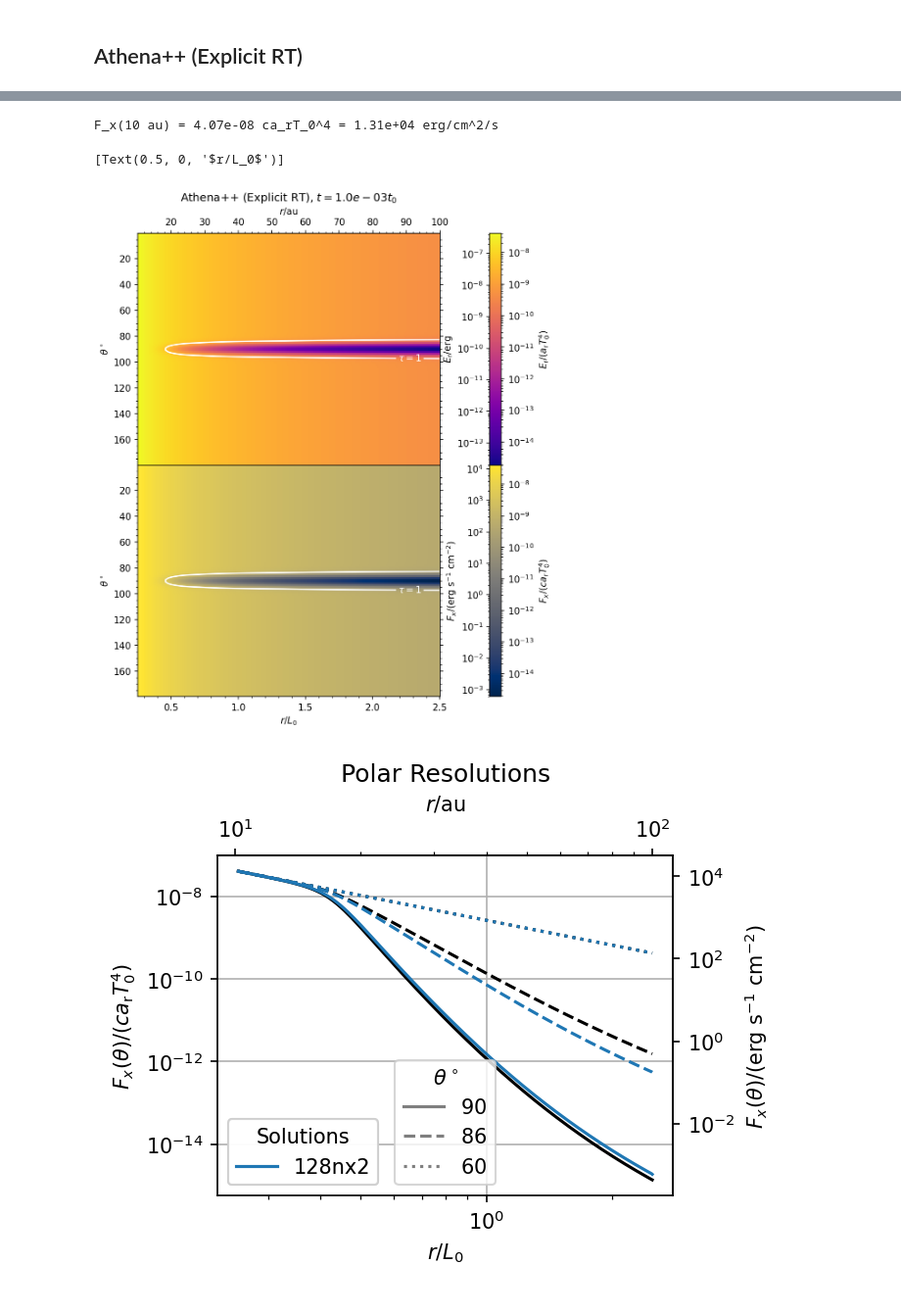
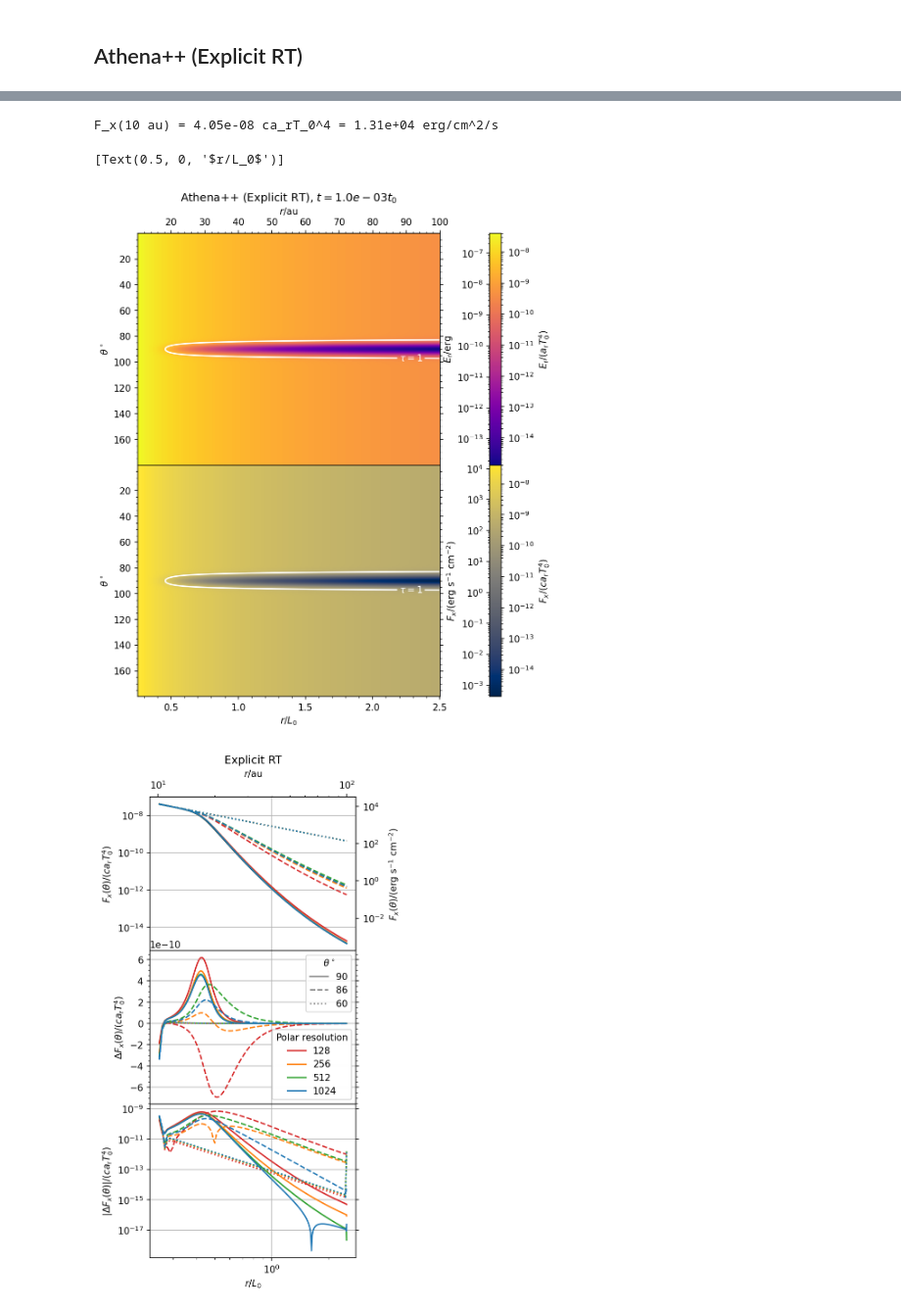
Before and after one commit to sabaronett/rad-hydro, a Jupyter notebook: athena/dev/yanfeij/const_opac_raytrace/explicit-Fsun/ExplicitRT.ipynb, the cells around one changed output, grey strips where cells are left out. Shown at 98% size. Drawn from its saved outputs; the diff is of its cells as text; code cells hidden in the pictures.

```diff
--- a/athena/dev/yanfeij/const_opac_raytrace/explicit-Fsun/ExplicitRT.ipynb
+++ b/athena/dev/yanfeij/const_opac_raytrace/explicit-Fsun/ExplicitRT.ipynb
@@ -330,9 +330,9 @@ import matplotlib.pyplot as plt
 def fmt(x):
   return rf'$\tau={x:.0f}$'
 
-# dtau = rho_field_theo*kappa_a*np.diff(x1f)
-dtau = rho_field_theo*kappa_a*((x1f[1:]**3 - x1f[:-1]**3)/3)\
-       /(((x1f[1:]**2 + x1f[:-1]**2)/2))
+dtau = rho_field_theo*kappa_a*np.diff(x1f)
+# dtau = rho_field_theo*kappa_a*((x1f[1:]**3 - x1f[:-1]**3)/3)\
+#        /(((x1f[1:]**2 + x1f[:-1]**2)/2))
 tau_field_theo = np.cumsum(dtau, axis=1)
 Fx_field_theo = np.power(T, 4)*np.power(R/x1v, 2)/4*(np.exp(-tau_field_theo))
 
@@ -443,7 +443,7 @@ problem_id = 'const_opac_raytrace'
 fig, axs = plt.subplots(nrows=2, sharex=True, figsize=(8, 9), dpi=150)
 
 # Read and plot
-path = f'128nx2'
+path = f'1024nx2'
 athinput = athena_read.athinput(f'{path}/athinput.{problem_id}')
 athdf = athena_read.athdf(f'{path}/athdf/{problem_id}.out1.00001.athdf')
 t = athdf['Time']
@@ -491,70 +491,77 @@ axs[0].set(title=rf'Athena++ (Explicit RT), $t={t:.1e}t_0$')
 axs[1].set(xlabel='$r/L_0$')
 # plt.savefig(f'{path}/temp/Fr1({t:.2f}t_0).jpg', bbox_inches='tight')
 # %% [output]
-F_x(10 au) = 4.07e-08 ca_rT_0^4 = 1.31e+04 erg/cm^2/s
+F_x(10 au) = 4.05e-08 ca_rT_0^4 = 1.31e+04 erg/cm^2/s
 [Text(0.5, 0, '$r/L_0$')]
-[figure, old version]
+[figure, new version]
 # %%
 #===============================================================================
 problem_id = 'const_opac_raytrace'
-fig, ax = plt.subplots(figsize=(4, 3), dpi=150)
-cs = ['tab:blue', 'tab:orange', 'tab:green', 'tab:red', 'tab:purple',
-          'tab:brown', 'tab:pink', 'tab:gray', 'tab:olive', 'tab:cyan']
+fig, axs = plt.subplots(nrows= 3, sharex=True, figsize=(4, 9), dpi=150)
+cs = ['tab:red', 'tab:orange', 'tab:green', 'tab:blue', 'tab:purple',
+      'tab:brown', 'tab:pink', 'tab:gray', 'tab:olive', 'tab:cyan']
 theta_degs = [90, 86, 60]
 lss = ['solid', 'dashed', 'dotted']
 c_solns, ls_thetas = [], []
-runs = ['128nx2']#, '256nx2', '512nx2', '1024nx2']
+runs = ['128nx2', '256nx2', '512nx2', '1024nx2']
 
 for th, theta_deg in enumerate(theta_degs):
     # Plot analytic solution
-    j = int(theta_deg/rad2deg/dtheta_theo)
-    ax.plot(x1v, Fx_field_theo[j, :], color='black', ls=lss[th])
-    ls_thetas.append(ax.plot([], [], color='tab:gray', ls=lss[th],
+    j_theo = int(theta_deg/rad2deg/dtheta_theo)
+    axs[0].plot(x1v, Fx_field_theo[j_theo, :], color='black', ls=lss[th])
+    ls_thetas.append(axs[1].plot([], [], color='tab:gray', ls=lss[th],
                      label=rf'${theta_deg}$')[0])
-
-# c_solns.append(ax.plot([], [], color='black', label='Analytic')[0])
 
 # Read and plot explicit RT Athena++ solutions
 for i, run in enumerate(runs):
   path = f'{run}'
   athinput = athena_read.athinput(f'{path}/athinput.{problem_id}')
   dtheta = (athinput['mesh']['x2max'] - athinput['mesh']['x2min'])\
            /athinput['mesh']['nx2']
   athdf = athena_read.athdf(f'{path}/athdf/{problem_id}.out1.00001.athdf')
-  t = athdf['Time']
   Fx_field = athdf['Fr1'][0]
+  c_solns.append(axs[1].plot([], [], color=cs[i], label=run[:-3])[0])
 
   for th, theta_deg in enumerate(theta_degs):
+    j_theo = int(theta_deg/rad2deg/dtheta_theo)
     j = int(theta_deg/rad2deg/dtheta)
-    ax.plot(athdf['x1v'], Fx_field[j, :], color=cs[i], ls=lss[th])
-
-  c_solns.append(ax.plot([], [], color=cs[i], label=run)[0])
-
+    diff = Fx_field[j, :] - Fx_field_theo[j_theo, :]
+    axs[0].plot(athdf['x1v'], Fx_field[j, :], color=cs[i], ls=lss[th])
+    axs[1].plot(athdf['x1v'], diff, color=cs[i], ls=lss[th])
+    axs[2].plot(athdf['x1v'], np.abs(diff), color=cs[i], ls=lss[th])
 
 # Plot ghost points for colorless line style and add legends
-ls_legend = plt.legend(title=r'$\theta^\circ$', handles=ls_thetas,
-                       loc='lower center')
-color_legend = plt.legend(title='Solutions', handles=c_solns, loc='lower left')
-ax.add_artist(ls_legend)
-ax.add_artist(color_legend)
+ls_legend = axs[1].legend(title=r'$\theta^\circ$', handles=ls_thetas,
+                       loc='upper right')
+color_legend = axs[1].legend(title='Polar resolution', handles=c_solns,
+                             loc='lower right')
+axs[1].add_artist(ls_legend)
+axs[1].add_artist(color_legend)
 
 # Format secondary axes in cgs
-ax_r = ax.secondary_xaxis('top', functions=(r2au, r2au))
-ax_F = ax.secondary_yaxis('right', functions=(F2cgs, F2cgs))
+ax_r = axs[0].secondary_xaxis('top', functions=(r2au, r2au))
 ax_r.minorticks_on()
+ax_r.set(xlabel=r'$r$/au')
+ax_F = axs[0].secondary_yaxis('right', functions=(F2cgs, F2cgs))
 ax_F.minorticks_on()
-ax_r.set(xlabel=r'$r$/au')
 ax_F.set(ylabel=r'$F_x(\theta)$/(erg s$^{-1}$ cm$^{-2}$)')
 
 # Format (sub)plots
-ax.grid()
-ax.minorticks_on()
-ax.set(xlabel=r'$r/L_0$', xscale='log', yscale='log', title='Polar Resolutions',
-       ylabel=r'$F_x(\theta)/(ca_\mathrm{r}T_0^4)$')
-ax.tick_params(axis='both', which='both')
+axs[0].set(title='Explicit RT', yscale='log',
+           ylabel=r'$F_x(\theta)/(ca_\mathrm{r}T_0^4)$')
+axs[1].set(ylabel=r'$\Delta F_x(\theta)/(ca_\mathrm{r}T_0^4)$')
+axs[1].tick_params(axis='both', which='both', right=True)
+axs[2].set(xscale='log', yscale='log', xlabel=r'$r/L_0$',
+           ylabel=r'$|\Delta F_x(\theta)|/(ca_\mathrm{r}T_0^4)$')
+axs[2].tick_params(axis='both', which='both', right=True)
+plt.subplots_adjust(hspace=0)
+
+for ax in axs:
+  ax.grid()
+  ax.minorticks_on()
 # plt.savefig('figs/frame.jpg', bbox_inches='tight')
 # %% [output]
-[figure, old version]
+[figure, new version]
 # %%
 #===============================================================================
 problem_id = 'const_opac_raytrace'
```
Also changed, not shown: parts of 4 cells of this notebook, 1 other file.
